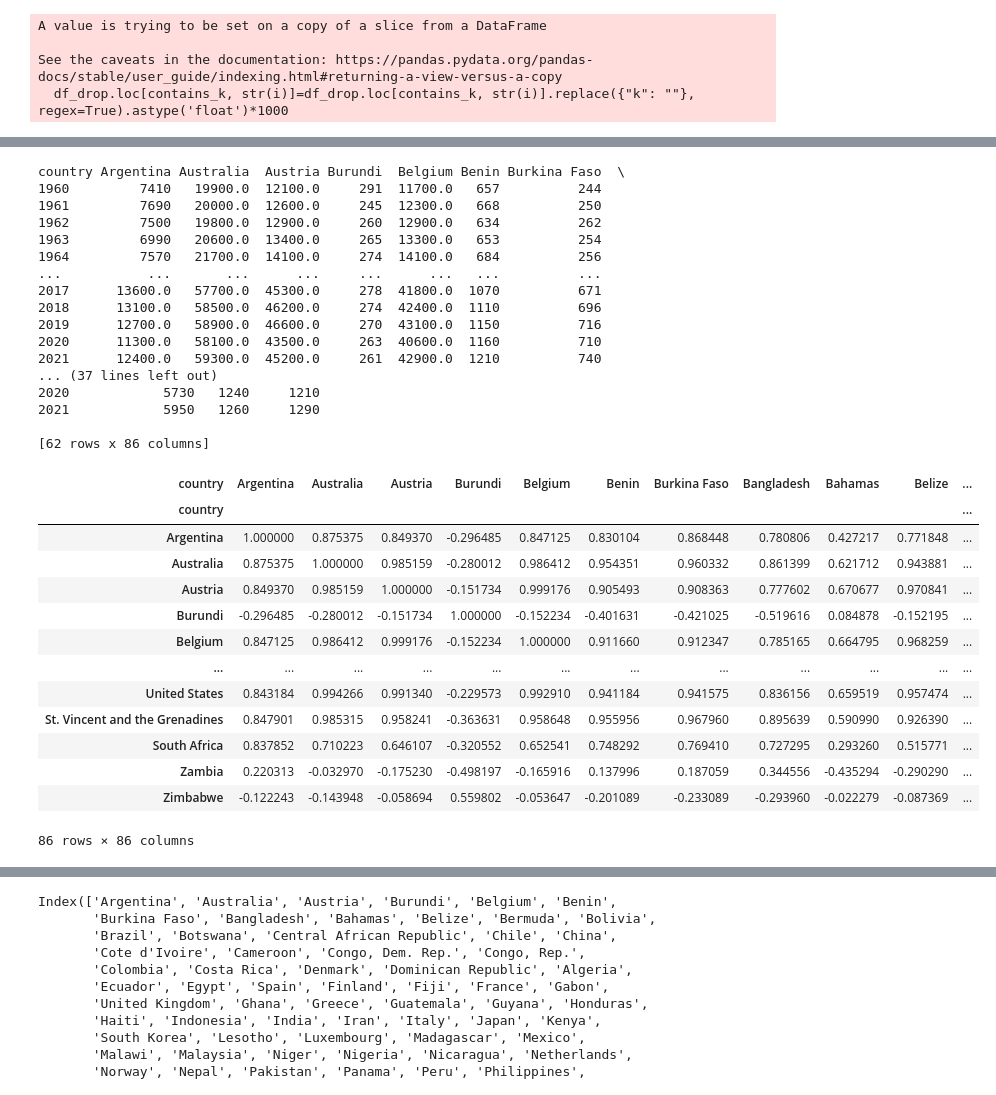
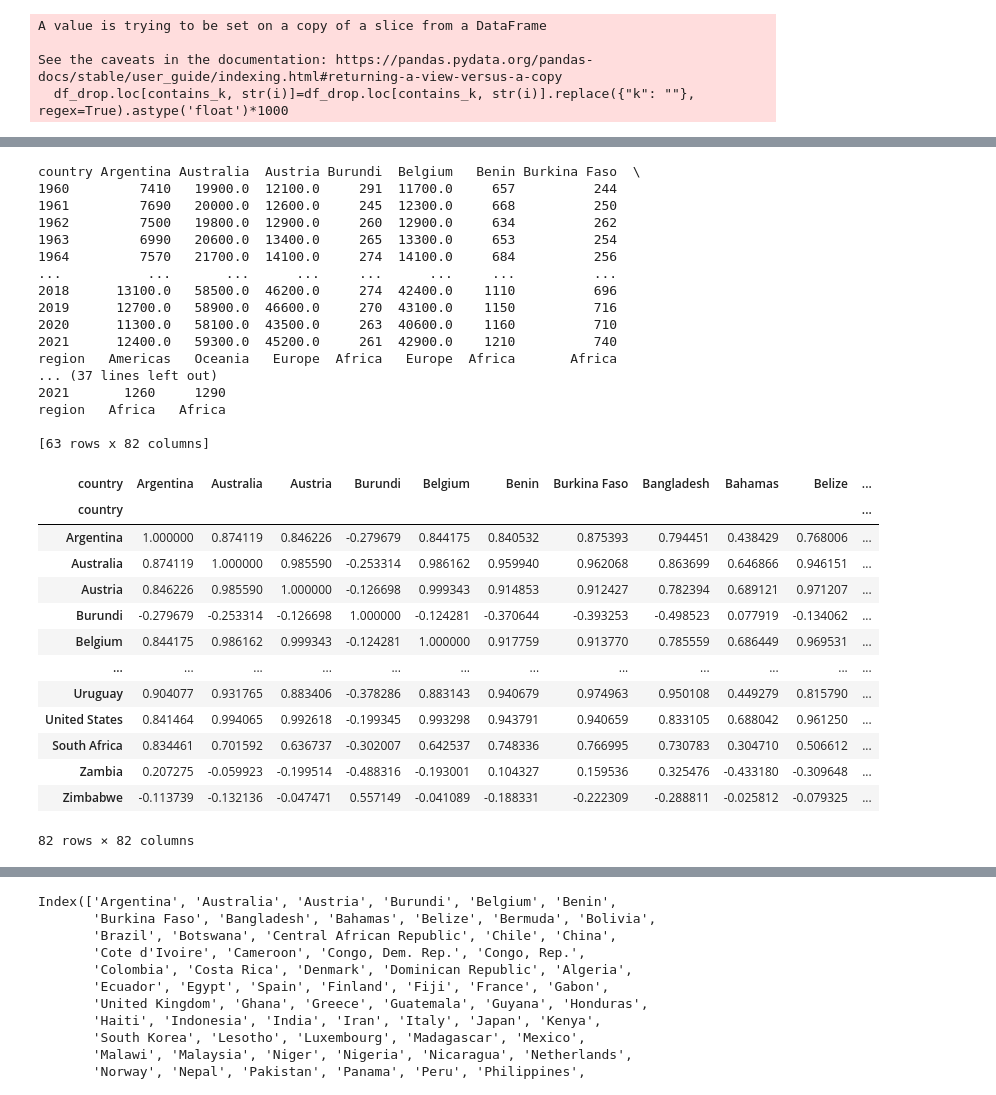
Before and after one commit to vincentiusbernando/GDP-Analysis, a Jupyter notebook: GDP_Analysis.ipynb, the cells around one changed output, grey strips where cells are left out. Saved outputs shown, nothing was run; the diff lists cells and outputs as text; code cells hidden in the pictures.

```diff
--- a/GDP_Analysis.ipynb
+++ b/GDP_Analysis.ipynb
@@ -56,3 +36,11 @@ A value is trying to be set on a copy of a slice from a DataFrame
 
 See the caveats in the documentation: https://pandas.pydata.org/pandas-docs/stable/user_guide/indexing.html#returning-a-view-versus-a-copy
   df_drop.loc[contains_k, str(i)]=df_drop.loc[contains_k, str(i)].replace({"k": ""}, regex=True).astype('float')*1000
+# %%
+#taken from https://www.kaggle.com/datasets/andradaolteanu/country-mapping-iso-continent-region
+region=pd.read_csv('continents.csv')
+index=pd.Index(['name', 'region'])
+region=region[index]
+region.rename(columns = {'name':'country'}, inplace = True)
+df_drop=pd.merge(df_drop,region)
+print(df_drop)
@@ -84,40 +90,40 @@ df_transpose.columns=df_transpose.iloc[0]
 df_transpose=df_transpose.drop(index='country')
 print(df_transpose)
 # %% [output]
-country Argentina Australia  Austria Burundi  Belgium Benin Burkina Faso  \
-1960         7410   19900.0  12100.0     291  11700.0   657          244
-1961         7690   20000.0  12600.0     245  12300.0   668          250
-1962         7500   19800.0  12900.0     260  12900.0   634          262
-1963         6990   20600.0  13400.0     265  13300.0   653          254
-1964         7570   21700.0  14100.0     274  14100.0   684          256
-...           ...       ...      ...     ...      ...   ...          ...
-2017      13600.0   57700.0  45300.0     278  41800.0  1070          671
-2018      13100.0   58500.0  46200.0     274  42400.0  1110          696
-2019      12700.0   58900.0  46600.0     270  43100.0  1150          716
-2020      11300.0   58100.0  43500.0     263  40600.0  1160          710
-2021      12400.0   59300.0  45200.0     261  42900.0  1210          740
+country Argentina Australia  Austria Burundi  Belgium   Benin Burkina Faso  \
+1960         7410   19900.0  12100.0     291  11700.0     657          244
+1961         7690   20000.0  12600.0     245  12300.0     668          250
+1962         7500   19800.0  12900.0     260  12900.0     634          262
+1963         6990   20600.0  13400.0     265  13300.0     653          254
+1964         7570   21700.0  14100.0     274  14100.0     684          256
+...           ...       ...      ...     ...      ...     ...          ...
+2018      13100.0   58500.0  46200.0     274  42400.0    1110          696
+2019      12700.0   58900.0  46600.0     270  43100.0    1150          716
+2020      11300.0   58100.0  43500.0     263  40600.0    1160          710
+2021      12400.0   59300.0  45200.0     261  42900.0    1210          740
+region   Americas   Oceania   Europe  Africa   Europe  Africa       Africa
 ... (37 lines left out)
-2020            5730   1240     1210
-2021            5950   1260     1290
+2021       1260     1290
+region   Africa   Africa
 
-[62 rows x 86 columns]
+[63 rows x 82 columns]
 # %%
-df_transpose.astype('float').corr()
+df_transpose.iloc[:-2].astype('float').corr()
 # %% [output]
 | country | Argentina | Australia | Austria | Burundi | Belgium | Benin | Burkina Faso | Bangladesh | Bahamas | Belize | ... |
 | country |  |  |  |  |  |  |  |  |  |  | ... |
-| Argentina | 1.000000 | 0.875375 | 0.849370 | -0.296485 | 0.847125 | 0.830104 | 0.868448 | 0.780806 | 0.427217 | 0.771848 | ... |
-| Australia | 0.875375 | 1.000000 | 0.985159 | -0.280012 | 0.986412 | 0.954351 | 0.960332 | 0.861399 | 0.621712 | 0.943881 | ... |
-| Austria | 0.849370 | 0.985159 | 1.000000 | -0.151734 | 0.999176 | 0.905493 | 0.908363 | 0.777602 | 0.670677 | 0.970841 | ... |
-| Burundi | -0.296485 | -0.280012 | -0.151734 | 1.000000 | -0.152234 | -0.401631 | -0.421025 | -0.519616 | 0.084878 | -0.152195 | ... |
-| Belgium | 0.847125 | 0.986412 | 0.999176 | -0.152234 | 1.000000 | 0.911660 | 0.912347 | 0.785165 | 0.664795 | 0.968259 | ... |
+| Argentina | 1.000000 | 0.874119 | 0.846226 | -0.279679 | 0.844175 | 0.840532 | 0.875393 | 0.794451 | 0.438429 | 0.768006 | ... |
+| Australia | 0.874119 | 1.000000 | 0.985590 | -0.253314 | 0.986162 | 0.959940 | 0.962068 | 0.863699 | 0.646866 | 0.946151 | ... |
+| Austria | 0.846226 | 0.985590 | 1.000000 | -0.126698 | 0.999343 | 0.914853 | 0.912427 | 0.782394 | 0.689121 | 0.971207 | ... |
+| Burundi | -0.279679 | -0.253314 | -0.126698 | 1.000000 | -0.124281 | -0.370644 | -0.393253 | -0.498523 | 0.077919 | -0.134062 | ... |
+| Belgium | 0.844175 | 0.986162 | 0.999343 | -0.124281 | 1.000000 | 0.917759 | 0.913770 | 0.785559 | 0.686449 | 0.969531 | ... |
 | ... | ... | ... | ... | ... | ... | ... | ... | ... | ... | ... | ... |
-| United States | 0.843184 | 0.994266 | 0.991340 | -0.229573 | 0.992910 | 0.941184 | 0.941575 | 0.836156 | 0.659519 | 0.957474 | ... |
-| St. Vincent and the Grenadines | 0.847901 | 0.985315 | 0.958241 | -0.363631 | 0.958648 | 0.955956 | 0.967960 | 0.895639 | 0.590990 | 0.926390 | ... |
-| South Africa | 0.837852 | 0.710223 | 0.646107 | -0.320552 | 0.652541 | 0.748292 | 0.769410 | 0.727295 | 0.293260 | 0.515771 | ... |
-| Zambia | 0.220313 | -0.032970 | -0.175230 | -0.498197 | -0.165916 | 0.137996 | 0.187059 | 0.344556 | -0.435294 | -0.290290 | ... |
-| Zimbabwe | -0.122243 | -0.143948 | -0.058694 | 0.559802 | -0.053647 | -0.201089 | -0.233089 | -0.293960 | -0.022279 | -0.087369 | ... |
+| Uruguay | 0.904077 | 0.931765 | 0.883406 | -0.378286 | 0.883143 | 0.940679 | 0.974963 | 0.950108 | 0.449279 | 0.815790 | ... |
+| United States | 0.841464 | 0.994065 | 0.992618 | -0.199345 | 0.993298 | 0.943791 | 0.940659 | 0.833105 | 0.688042 | 0.961250 | ... |
+| South Africa | 0.834461 | 0.701592 | 0.636737 | -0.302007 | 0.642537 | 0.748336 | 0.766995 | 0.730783 | 0.304710 | 0.506612 | ... |
+| Zambia | 0.207275 | -0.059923 | -0.199514 | -0.488316 | -0.193001 | 0.104327 | 0.159536 | 0.325476 | -0.433180 | -0.309648 | ... |
+| Zimbabwe | -0.113739 | -0.132136 | -0.047471 | 0.557149 | -0.041089 | -0.188331 | -0.222309 | -0.288811 | -0.025812 | -0.079325 | ... |
-86 rows × 86 columns
+82 rows × 82 columns
 # %%
 #Visualize GDPs
 #Each plot has different scaling
```
Also changed, not shown: parts of 5 cells of this notebook.
